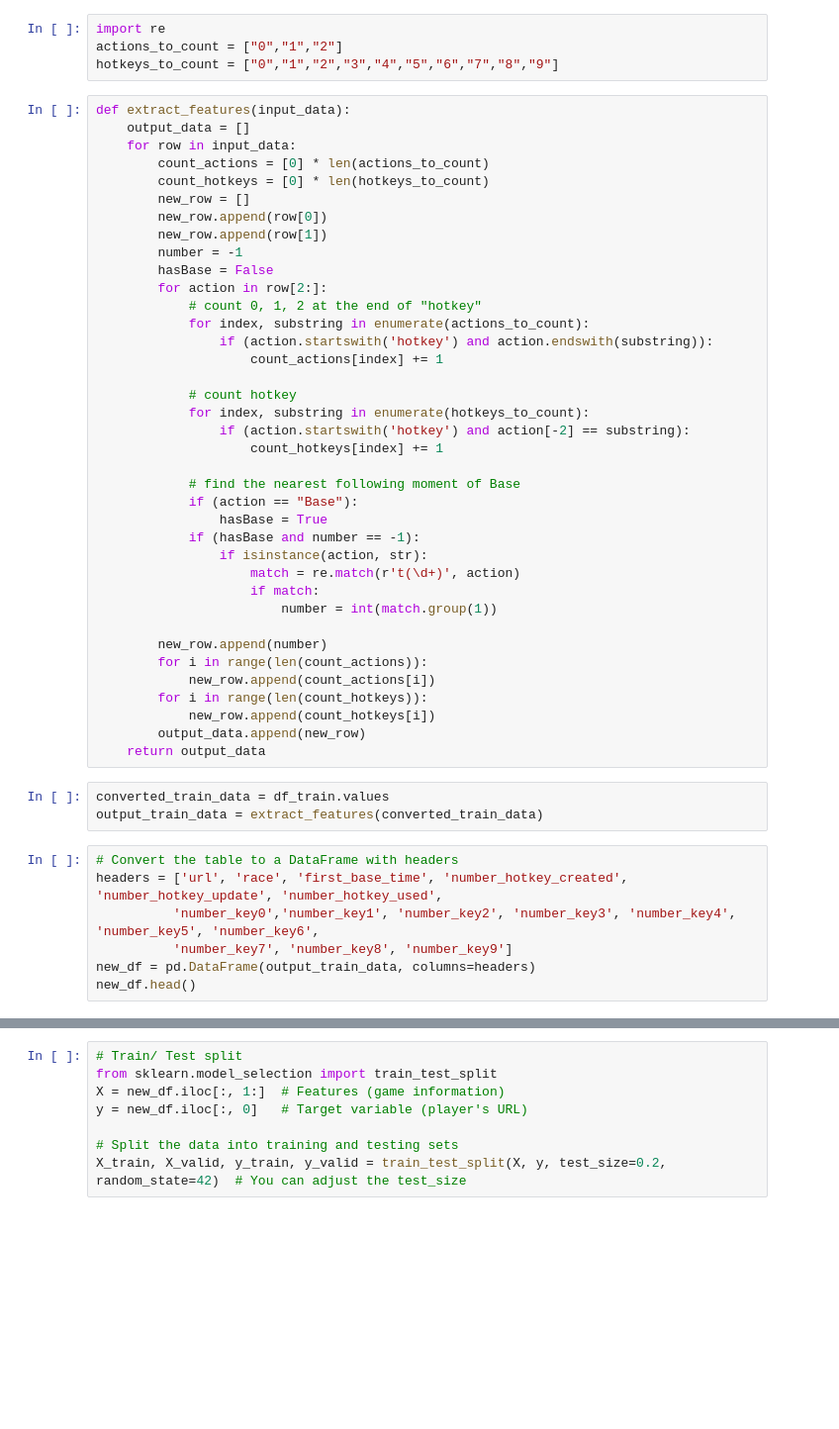
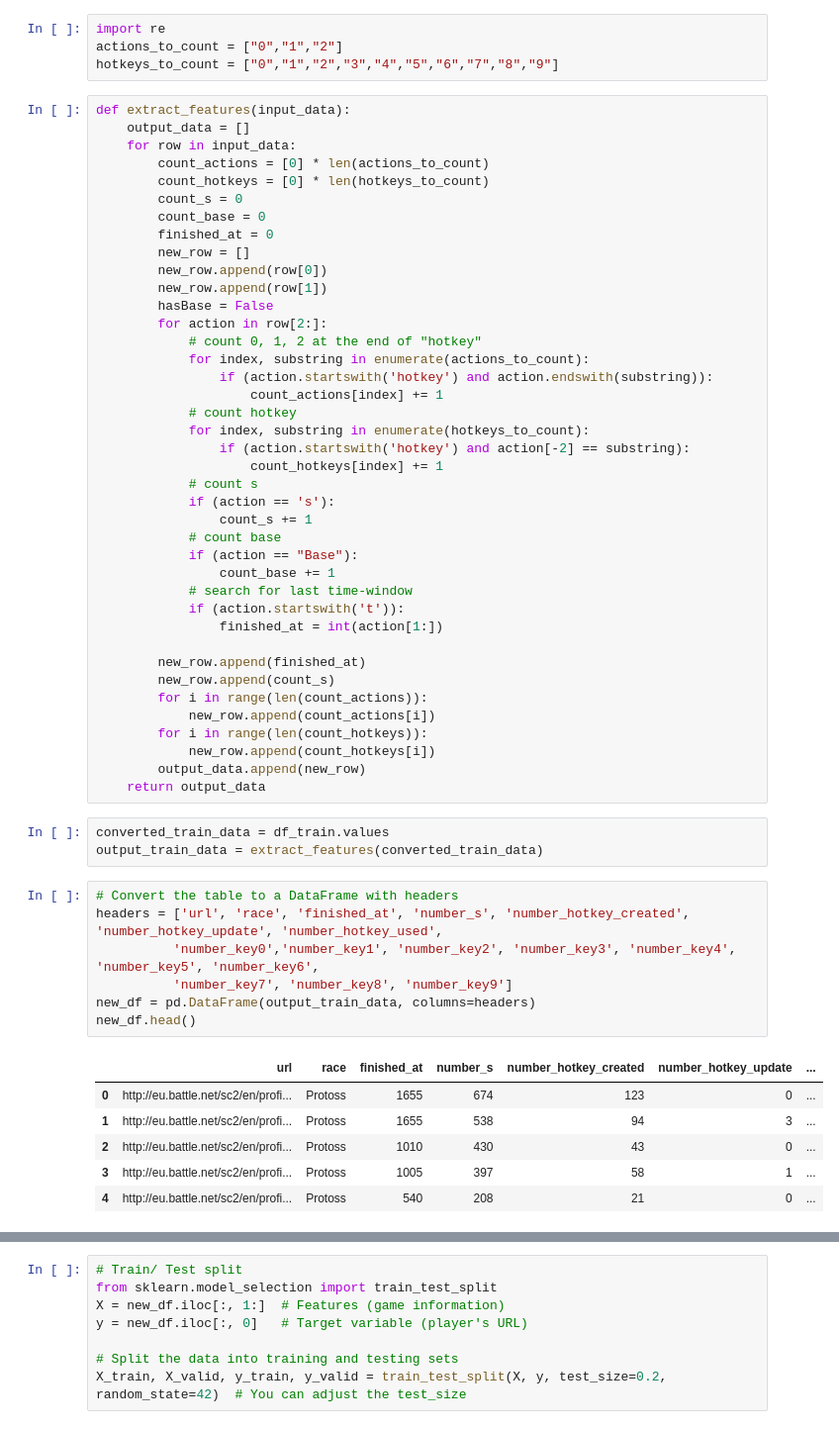
Before and after one commit to Danh-Lan/Data-Mining, a Jupyter notebook: ot2-project-dm.ipynb, the cells around one changed output, grey strips where cells are left out. Shown: that part at 99% size. Cells and saved outputs as stored; diff of their text form; blank space fills up the shorter version.

```diff
--- a/ot2-project-dm.ipynb
+++ b/ot2-project-dm.ipynb
@@ -36,32 +69,34 @@ def extract_features(input_data):
     for row in input_data:
         count_actions = [0] * len(actions_to_count)
         count_hotkeys = [0] * len(hotkeys_to_count)
+        count_s = 0
+        count_base = 0
+        finished_at = 0
         new_row = []
         new_row.append(row[0])
         new_row.append(row[1])
-        number = -1
         hasBase = False
         for action in row[2:]:
             # count 0, 1, 2 at the end of "hotkey"
             for index, substring in enumerate(actions_to_count):
                 if (action.startswith('hotkey') and action.endswith(substring)):
                     count_actions[index] += 1
-
             # count hotkey
             for index, substring in enumerate(hotkeys_to_count):
                 if (action.startswith('hotkey') and action[-2] == substring):
                     count_hotkeys[index] += 1
+            # count s
+            if (action == 's'):
+                count_s += 1
+            # count base
+            if (action == "Base"):
+                count_base += 1
+            # search for last time-window
+            if (action.startswith('t')):
+                finished_at = int(action[1:])
 
-            # find the nearest following moment of Base
-            if (action == "Base"):
-                hasBase = True
-            if (hasBase and number == -1):
-                if isinstance(action, str):
-                    match = re.match(r't(\d+)', action)
-                    if match:
-                        number = int(match.group(1))
-
-        new_row.append(number)
+        new_row.append(finished_at)
+        new_row.append(count_s)
         for i in range(len(count_actions)):
             new_row.append(count_actions[i])
         for i in range(len(count_hotkeys)):
@@ -73,11 +108,18 @@ converted_train_data = df_train.values
 output_train_data = extract_features(converted_train_data)
 # %%
 # Convert the table to a DataFrame with headers
-headers = ['url', 'race', 'first_base_time', 'number_hotkey_created', 'number_hotkey_update', 'number_hotkey_used',
+headers = ['url', 'race', 'finished_at', 'number_s', 'number_hotkey_created', 'number_hotkey_update', 'number_hotkey_used',
           'number_key0','number_key1', 'number_key2', 'number_key3', 'number_key4', 'number_key5', 'number_key6',
           'number_key7', 'number_key8', 'number_key9']
 new_df = pd.DataFrame(output_train_data, columns=headers)
 new_df.head()
+# %% [output]
+|  | url | race | finished_at | number_s | number_hotkey_created | number_hotkey_update | ... |
+| 0 | http://eu.battle.net/sc2/en/profi... | Protoss | 1655 | 674 | 123 | 0 | ... |
+| 1 | http://eu.battle.net/sc2/en/profi... | Protoss | 1655 | 538 | 94 | 3 | ... |
+| 2 | http://eu.battle.net/sc2/en/profi... | Protoss | 1010 | 430 | 43 | 0 | ... |
+| 3 | http://eu.battle.net/sc2/en/profi... | Protoss | 1005 | 397 | 58 | 1 | ... |
+| 4 | http://eu.battle.net/sc2/en/profi... | Protoss | 540 | 208 | 21 | 0 | ... |
 # %%
 # One-hot encode the specified columns
 new_df = pd.get_dummies(new_df, columns=['race'])
```
Also changed, not shown: parts of 16 cells of this notebook.
